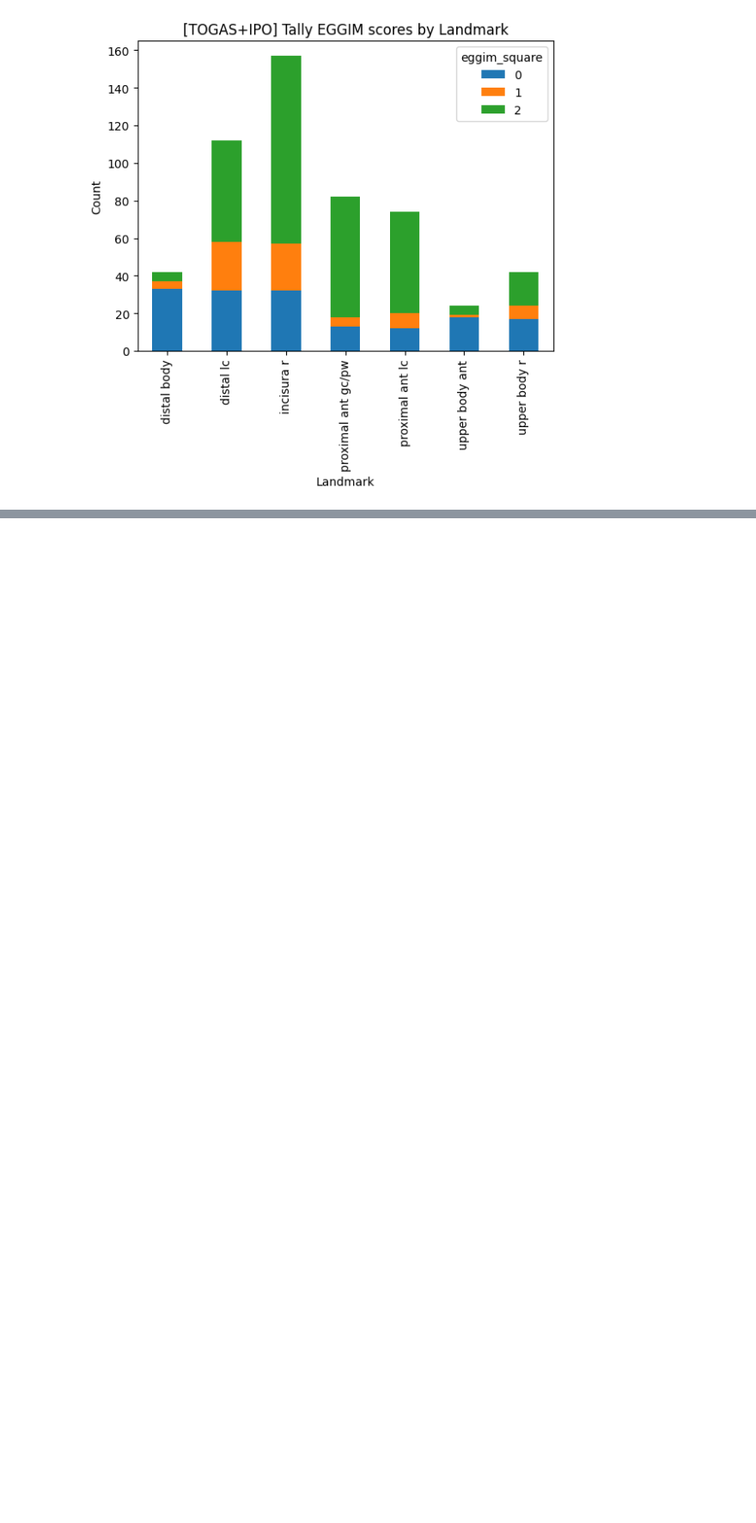
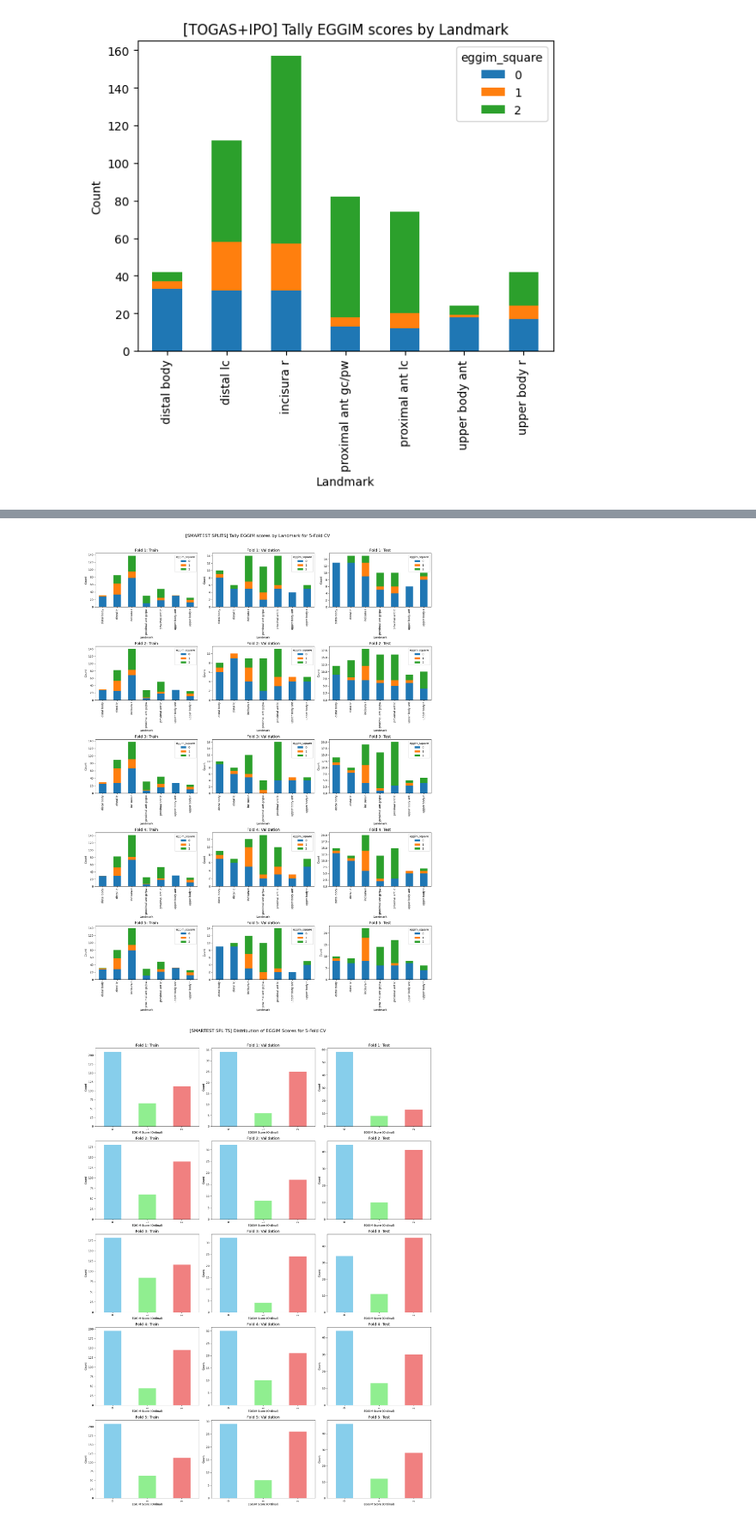
Before and after one commit to miguelmartins/eggimazing, a Jupyter notebook: notebooks/splits_data_analysis.ipynb, the cells around one changed output, grey strips where cells are left out. Shown at 86% size. Cells and saved outputs as stored; diff of their text form; code cells hidden in the pictures; blank space fills up the shorter version.

```diff
--- a/notebooks/splits_data_analysis.ipynb
+++ b/notebooks/splits_data_analysis.ipynb
@@ -188,14 +208,8 @@ split_smarter = dp.smarter_multiple_ds_group_k_splits(df_togas,
 togas_only_splits = [[df_train, df_val, df_test] for (df_train, df_val, df_test) in split_togas_only]
 naive_splits = [[df_train, df_val, df_test] for (df_train, df_val, df_test) in split_naive]
 smart_splits = [[df_train, df_val, df_test] for (df_train, df_val, df_test) in split_smart]
-split_smarter = dp.smarter_multiple_ds_group_k_splits(df_togas,
-                                      df_ipo,
-                                      k=num_folds,
-                                      train_size=0.7,
-                                      test_size=0.3,
-                                      internal_train_size=0.5,
-                                      random_state=42)
 smarter_splits = [[df_train, df_val, df_test] for (df_train, df_val, df_test) in split_smarter]
+smartest_splits = [[df_train, df_val, df_test] for (df_train, df_val, df_test) in split_smartest]
 # %%
 plot_pivot_table_side_by_side(togas_only_splits, 'TOGAS ONLY')
 # %% [output]
@@ -229,3 +238,9 @@ plot_ordinal_distribution_side_by_side_with_colors(smarter_splits, 'SMARTER SPLI
+# %%
+plot_pivot_table_side_by_side(smartest_splits, 'SMARTEST SPLITS')
+plot_ordinal_distribution_side_by_side_with_colors(smartest_splits, 'SMARTEST SPLITS')
+# %% [output]
+[figure, added]
+[figure, added]
 # %%
 plot_ordinal_distribution_side_by_side_with_colors(naive_splits, 'NAIVE')
 # %% [output]
```
Also changed, not shown: parts of 16 cells of this notebook, 2 other files.
